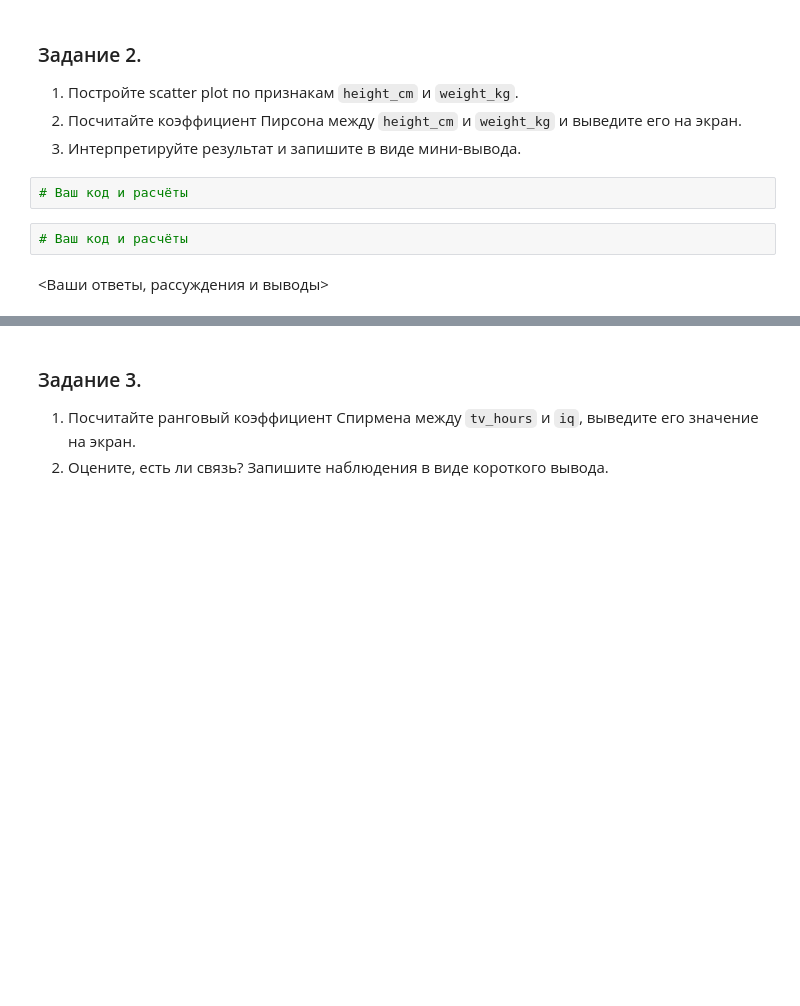
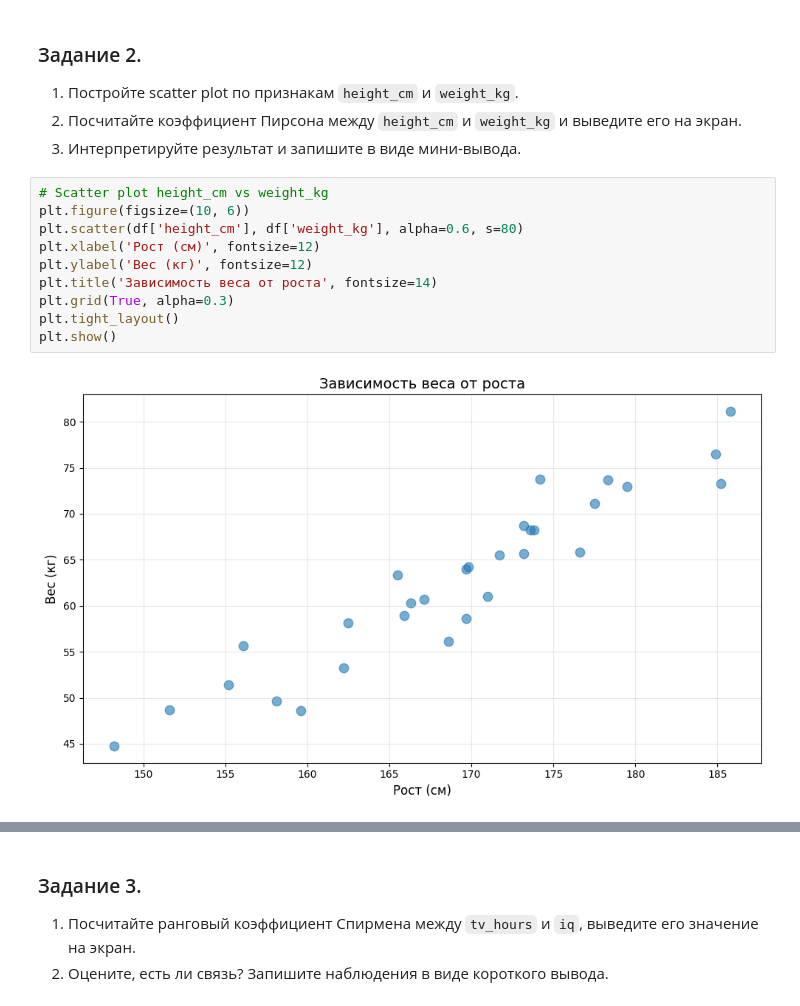
Before and after one commit to riubi/tests-math, a Jupyter notebook: mathematical_statistics/corr_reg_homework.ipynb, the cells around one changed output, grey strips where cells are left out. Saved outputs shown, nothing was run; the diff lists cells and outputs as text; blank space fills up the shorter version.

```diff
--- a/mathematical_statistics/corr_reg_homework.ipynb
+++ b/mathematical_statistics/corr_reg_homework.ipynb
@@ -53,9 +122,15 @@ df.head()
 1. Постройте scatter plot по признакам `height_cm` и `weight_kg`.
 2. Посчитайте коэффициент Пирсона между `height_cm` и `weight_kg` и выведите его на экран.
 3. Интерпретируйте результат и запишите в виде мини-вывода.
-# %%
-# Ваш код и расчёты
-# %%
-# Ваш код и расчёты
-# %% [markdown]
-<Ваши ответы, рассуждения и выводы>
+# %%
+# Scatter plot height_cm vs weight_kg
+plt.figure(figsize=(10, 6))
+plt.scatter(df['height_cm'], df['weight_kg'], alpha=0.6, s=80)
+plt.xlabel('Рост (см)', fontsize=12)
+plt.ylabel('Вес (кг)', fontsize=12)
+plt.title('Зависимость веса от роста', fontsize=14)
+plt.grid(True, alpha=0.3)
+plt.tight_layout()
+plt.show()
+# %% [output]
+[figure, added]
```
Also changed, not shown: parts of 58 cells of this notebook, 2 other files.
